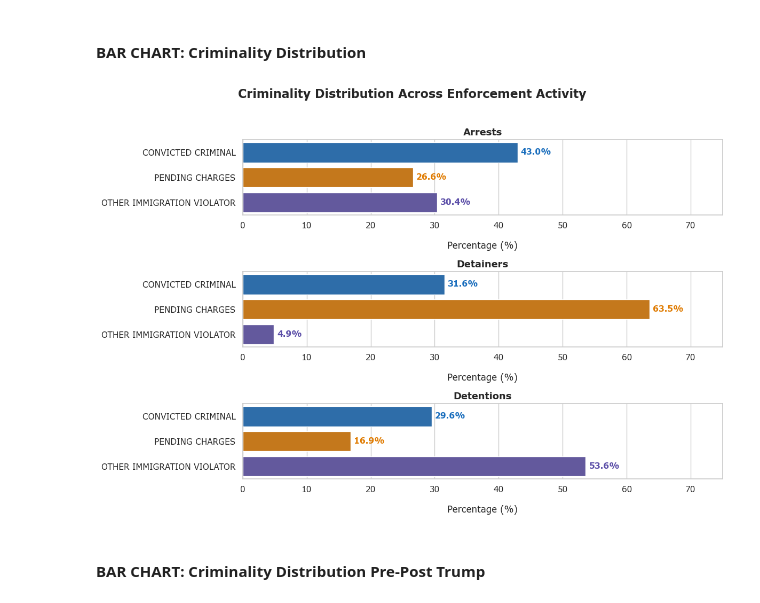
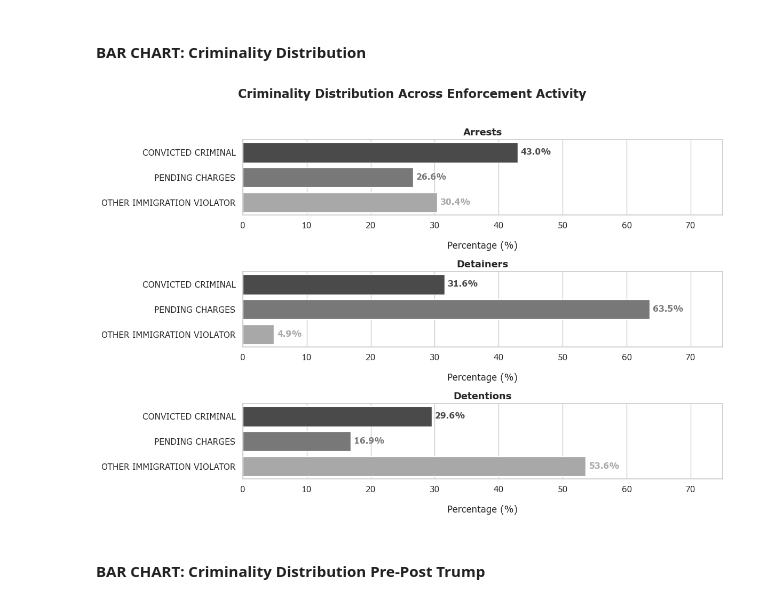
Before and after one commit to leamsley/capstone_project, a Jupyter notebook: data_analysis.ipynb, the cells around one changed output. Drawn from its saved outputs; the diff is of its cells as text; code cells hidden in the pictures.

```diff
--- a/data_analysis.ipynb
+++ b/data_analysis.ipynb
@@ -2043,9 +2070,9 @@ print(f"{'='*60}")
 # %%
 # create dictionary of colors for each criminal category
 criminality_colors: dict[str, str] = {
-    'CONVICTED CRIMINAL' : '#1A6EBD',
-    'PENDING CHARGES' : '#E07B00',
-    'OTHER IMMIGRATION VIOLATOR' : '#5B4EA8'
+    'CONVICTED CRIMINAL' : '#4A4A4A',
+    'PENDING CHARGES' : '#787878',
+    'OTHER IMMIGRATION VIOLATOR' : '#A8A8A8'
 }
 
 # create percentage dataframes for each of the datasets
@@ -2091,9 +2118,9 @@ convicted_arrests_pct: float = crime_arrests_pct.loc[crime_arrests_pct['criminal
 pending_arrests_pct: float = crime_arrests_pct.loc[crime_arrests_pct['criminality'] == 'PENDING CHARGES', 'percentage'].values[0]
 immigration_arrests_pct: float = crime_arrests_pct.loc[crime_arrests_pct['criminality'] == 'OTHER IMMIGRATION VIOLATOR', 'percentage'].values[0]
 
-ax1.text(convicted_arrests_pct + 0.5, 0, f'{convicted_arrests_pct:.1f}%', fontsize=11, fontweight='semibold', color='#1A6EBD', va='center')
-ax1.text(pending_arrests_pct + 0.5, 1, f'{pending_arrests_pct:.1f}%', fontsize=11, fontweight='semibold', color='#E07B00', va='center')
-ax1.text(immigration_arrests_pct + 0.5, 2, f'{immigration_arrests_pct:.1f}%', fontsize=11, fontweight='semibold', color='#5B4EA8', va='center')
+ax1.text(convicted_arrests_pct + 0.5, 0, f'{convicted_arrests_pct:.1f}%', fontsize=11, fontweight='semibold', color='#4A4A4A', va='center')
+ax1.text(pending_arrests_pct + 0.5, 1, f'{pending_arrests_pct:.1f}%', fontsize=11, fontweight='semibold', color='#787878', va='center')
+ax1.text(immigration_arrests_pct + 0.5, 2, f'{immigration_arrests_pct:.1f}%', fontsize=11, fontweight='semibold', color='#A8A8A8', va='center')
 
 # detainers
 sns.barplot(
@@ -2115,40 +2142,40 @@ ax2.set_xlim(0, 75)
 convicted_detainers_pct: float = crime_detainers_pct.loc[crime_detainers_pct['criminality'] == 'CONVICTED CRIMINAL', 'percentage'].values[0]
 pending_detainers_pct: float = crime_detainers_pct.loc[crime_detainers_pct['criminality'] == 'PENDING CHARGES', 'percentage'].values[0]
 immigration_detainers_pct: float = crime_detainers_pct.loc[crime_detainers_pct['criminality'] == 'OTHER IMMIGRATION VIOLATOR', 'percentage'].values[0]
 
-ax2.text(convicted_detainers_pct + 0.5, 0, f'{convicted_detainers_pct:.1f}%', fontsize=11, fontweight='semibold', color='#1A6EBD', va='center')
-ax2.text(pending_detainers_pct + 0.5, 1, f'{pending_detainers_pct:.1f}%', fontsize=11, fontweight='semibold', color='#E07B00', va='center')
-ax2.text(immigration_detainers_pct + 0.5, 2, f'{immigration_detainers_pct:.1f}%', fontsize=11, fontweight='semibold', color='#5B4EA8', va='center')
+ax2.text(convicted_detainers_pct + 0.5, 0, f'{convicted_detainers_pct:.1f}%', fontsize=11, fontweight='semibold', color='#4A4A4A', va='center')
+ax2.text(pending_detainers_pct + 0.5, 1, f'{pending_detainers_pct:.1f}%', fontsize=11, fontweight='semibold', color='#787878', va='center')
+ax2.text(immigration_detainers_pct + 0.5, 2, f'{immigration_detainers_pct:.1f}%', fontsize=11, fontweight='semibold', color='#A8A8A8', va='center')
 
 # detentions
 sns.barplot(
     data=crime_detentions_pct,
     x='percentage',
     y='criminality',
     hue='criminality',
     order=criminality_order,
     palette=criminality_colors,
     legend=False,
     ax=ax3
 )
 
 ax3.set_title('Detentions', fontsize=13, fontweight='semibold')
 ax3.set_xlabel('Percentage (%)', labelpad=15)
 ax3.set_ylabel('')
 ax3.set_xlim(0, 75)
 
 convicted_detentions_pct: float = crime_detentions_pct.loc[crime_detentions_pct['criminality'] == 'CONVICTED CRIMINAL', 'percentage'].values[0]
 pending_detentions_pct: float = crime_detentions_pct.loc[crime_detentions_pct['criminality'] == 'PENDING CHARGES', 'percentage'].values[0]
 immigration_detentions_pct: float = crime_detentions_pct.loc[crime_detentions_pct['criminality'] == 'OTHER IMMIGRATION VIOLATOR', 'percentage'].values[0]
 
-ax3.text(convicted_detentions_pct + 0.5, 0, f'{convicted_detentions_pct:.1f}%', fontsize=11, fontweight='semibold', color='#1A6EBD', va='center')
-ax3.text(pending_detentions_pct + 0.5, 1, f'{pending_detentions_pct:.1f}%', fontsize=11, fontweight='semibold', color='#E07B00', va='center')
-ax3.text(immigration_detentions_pct + 0.5, 2, f'{immigration_detentions_pct:.1f}%', fontsize=11, fontweight='semibold', color='#5B4EA8', va='center')
+ax3.text(convicted_detentions_pct + 0.5, 0, f'{convicted_detentions_pct:.1f}%', fontsize=11, fontweight='semibold', color='#4A4A4A', va='center')
+ax3.text(pending_detentions_pct + 0.5, 1, f'{pending_detentions_pct:.1f}%', fontsize=11, fontweight='semibold', color='#787878', va='center')
+ax3.text(immigration_detentions_pct + 0.5, 2, f'{immigration_detentions_pct:.1f}%', fontsize=11, fontweight='semibold', color='#A8A8A8', va='center')
 
 plt.tight_layout()
 plt.show()
 # %% [output]
-[figure, old version]
+[figure, new version]
 # %% [markdown]
 #### BAR CHART: Criminality Distribution Pre-Post Trump
 # %%
```
Also changed, not shown: parts of 14 cells of this notebook.
